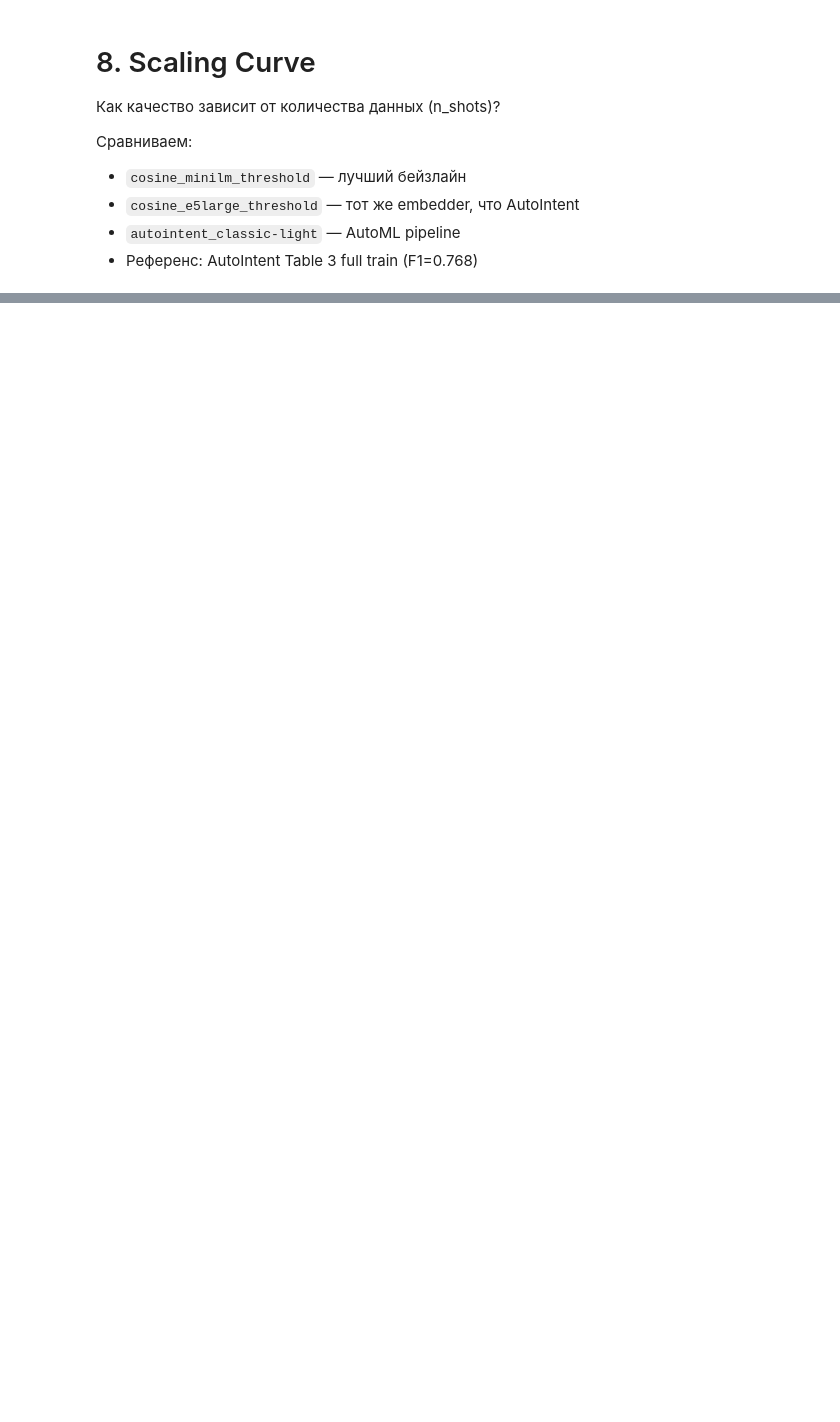
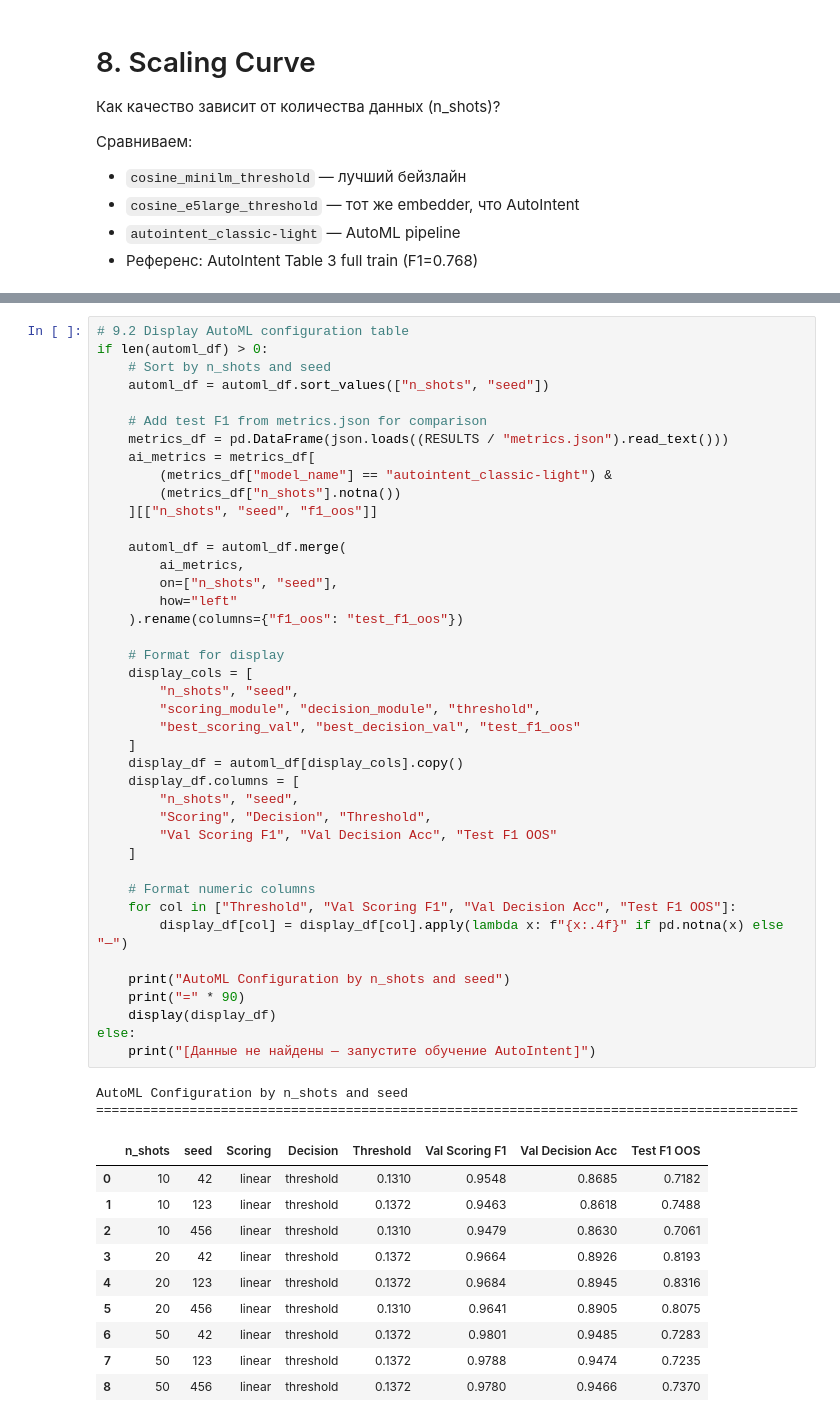
Before and after one commit to va-av-8/autoguardrails, a Jupyter notebook: tasks/oos_detection/notebooks/03_autointent_fewshot.ipynb, the cells around one changed output, grey strips where cells are left out. Cells and saved outputs as stored; diff of their text form; blank space fills up the shorter version.

```diff
--- a/tasks/oos_detection/notebooks/03_autointent_fewshot.ipynb
+++ b/tasks/oos_detection/notebooks/03_autointent_fewshot.ipynb
@@ -728,0 +956,54 @@ else:
+# %%
+# 9.2 Display AutoML configuration table
+if len(automl_df) > 0:
+    # Sort by n_shots and seed
+    automl_df = automl_df.sort_values(["n_shots", "seed"])
+
+    # Add test F1 from metrics.json for comparison
+    metrics_df = pd.DataFrame(json.loads((RESULTS / "metrics.json").read_text()))
+    ai_metrics = metrics_df[
+        (metrics_df["model_name"] == "autointent_classic-light") &
+        (metrics_df["n_shots"].notna())
+    ][["n_shots", "seed", "f1_oos"]]
+
+    automl_df = automl_df.merge(
+        ai_metrics,
+        on=["n_shots", "seed"],
+        how="left"
+    ).rename(columns={"f1_oos": "test_f1_oos"})
+
+    # Format for display
+    display_cols = [
+        "n_shots", "seed",
+        "scoring_module", "decision_module", "threshold",
+        "best_scoring_val", "best_decision_val", "test_f1_oos"
+    ]
+    display_df = automl_df[display_cols].copy()
+    display_df.columns = [
+        "n_shots", "seed",
+        "Scoring", "Decision", "Threshold",
+        "Val Scoring F1", "Val Decision Acc", "Test F1 OOS"
+    ]
+
+    # Format numeric columns
+    for col in ["Threshold", "Val Scoring F1", "Val Decision Acc", "Test F1 OOS"]:
+        display_df[col] = display_df[col].apply(lambda x: f"{x:.4f}" if pd.notna(x) else "—")
+
+    print("AutoML Configuration by n_shots and seed")
+    print("=" * 90)
+    display(display_df)
+else:
+    print("[Данные не найдены — запустите обучение AutoIntent]")
+# %% [output]
+AutoML Configuration by n_shots and seed
+==========================================================================================
+|  | n_shots | seed | Scoring | Decision | Threshold | Val Scoring F1 | Val Decision Acc | Test F1 OOS |
+| 0 | 10 | 42 | linear | threshold | 0.1310 | 0.9548 | 0.8685 | 0.7182 |
+| 1 | 10 | 123 | linear | threshold | 0.1372 | 0.9463 | 0.8618 | 0.7488 |
+| 2 | 10 | 456 | linear | threshold | 0.1310 | 0.9479 | 0.8630 | 0.7061 |
+| 3 | 20 | 42 | linear | threshold | 0.1372 | 0.9664 | 0.8926 | 0.8193 |
+| 4 | 20 | 123 | linear | threshold | 0.1372 | 0.9684 | 0.8945 | 0.8316 |
+| 5 | 20 | 456 | linear | threshold | 0.1310 | 0.9641 | 0.8905 | 0.8075 |
+| 6 | 50 | 42 | linear | threshold | 0.1372 | 0.9801 | 0.9485 | 0.7283 |
+| 7 | 50 | 123 | linear | threshold | 0.1372 | 0.9788 | 0.9474 | 0.7235 |
+| 8 | 50 | 456 | linear | threshold | 0.1372 | 0.9780 | 0.9466 | 0.7370 |
```
Also changed, not shown: parts of 30 cells of this notebook, 21 other files.
